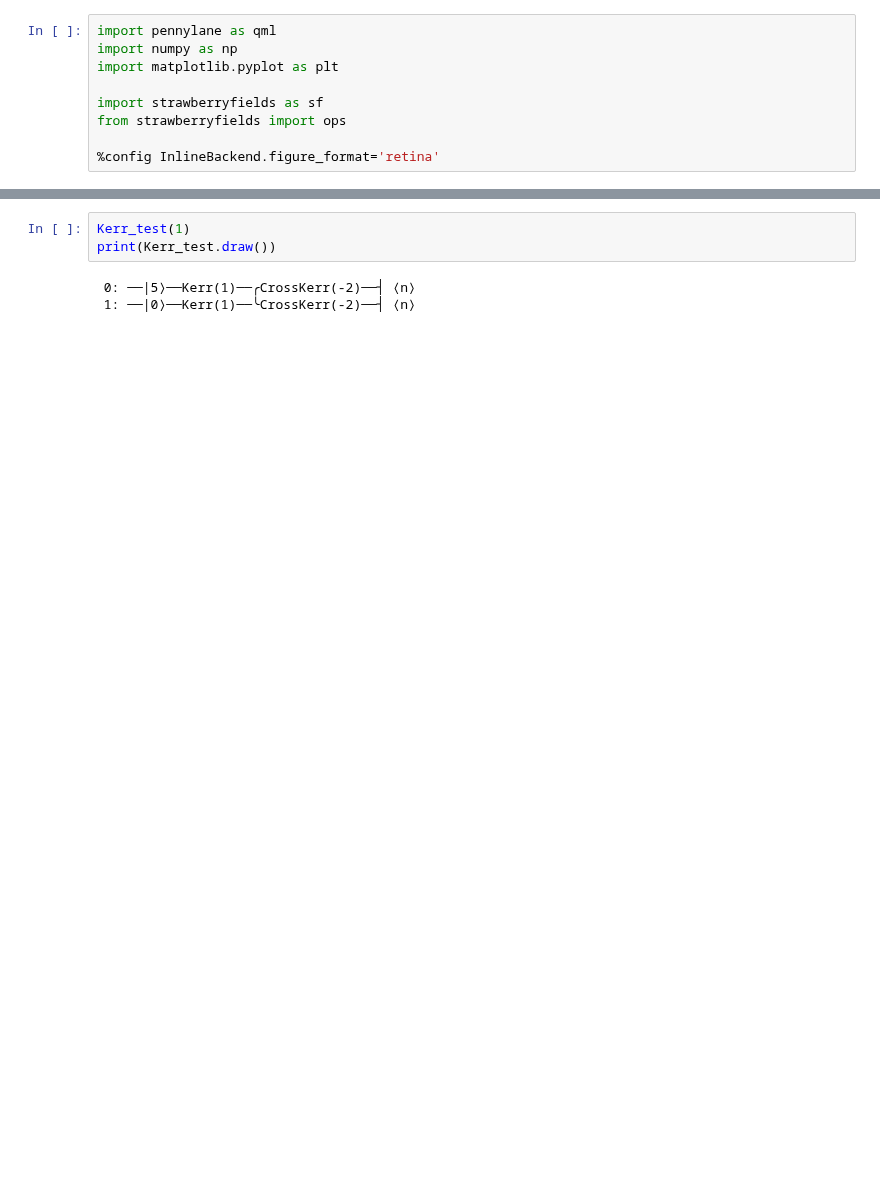
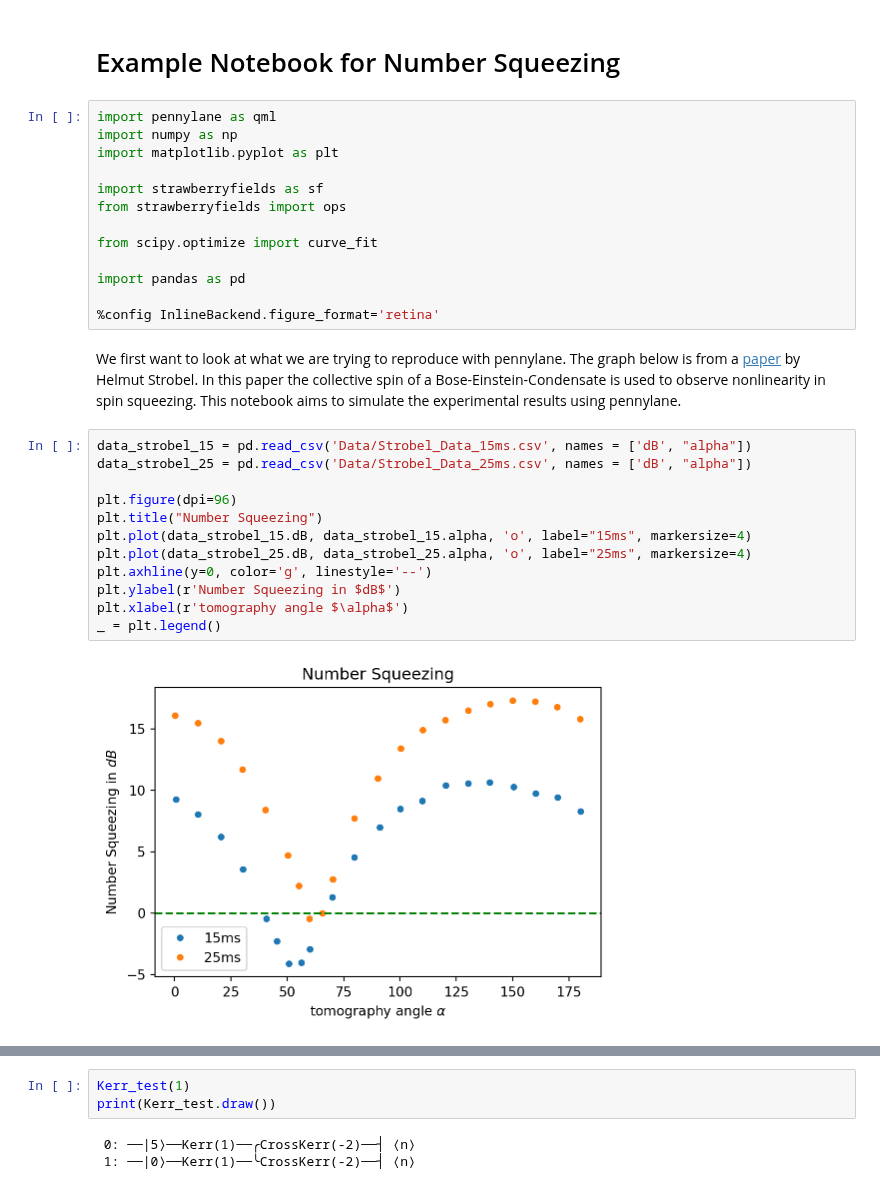
Before and after one commit to synqs/pennylane-ls, a Jupyter notebook: examples/Fisher_information.ipynb, the cells around one changed output, grey strips where cells are left out. Saved outputs shown, nothing was run; the diff lists cells and outputs as text; blank space fills up the shorter version.

```diff
--- a/examples/Fisher_information.ipynb
+++ b/examples/Fisher_information.ipynb
@@ -1,3 +1,5 @@
+# %% [markdown]
+# Example Notebook for Number Squeezing
 # %%
 import pennylane as qml
 import numpy as np
@@ -6,4 +8,24 @@ import matplotlib.pyplot as plt
 import strawberryfields as sf
 from strawberryfields import ops
 
+from scipy.optimize import curve_fit
+
+import pandas as pd
+
 %config InlineBackend.figure_format='retina'
+# %% [markdown]
+We first want to look at what we are trying to reproduce with pennylane. The graph below is from a [paper](https://arxiv.org/abs/1507.03782) by Helmut Strobel. In this paper the collective spin of a Bose-Einstein-Condensate is used to observe nonlinearity in spin squeezing. This notebook aims to simulate the experimental results using pennylane.
+# %%
+data_strobel_15 = pd.read_csv('Data/Strobel_Data_15ms.csv', names = ['dB', "alpha"])
+data_strobel_25 = pd.read_csv('Data/Strobel_Data_25ms.csv', names = ['dB', "alpha"])
+
+plt.figure(dpi=96)
+plt.title("Number Squeezing")
+plt.plot(data_strobel_15.dB, data_strobel_15.alpha, 'o', label="15ms", markersize=4)
+plt.plot(data_strobel_25.dB, data_strobel_25.alpha, 'o', label="25ms", markersize=4)
+plt.axhline(y=0, color='g', linestyle='--')
+plt.ylabel(r'Number Squeezing in $dB$')
+plt.xlabel(r'tomography angle $\alpha$')
+_ = plt.legend()
+# %% [output]
+[figure, added]
```
Also changed, not shown: parts of 28 cells of this notebook, 6 other files.
